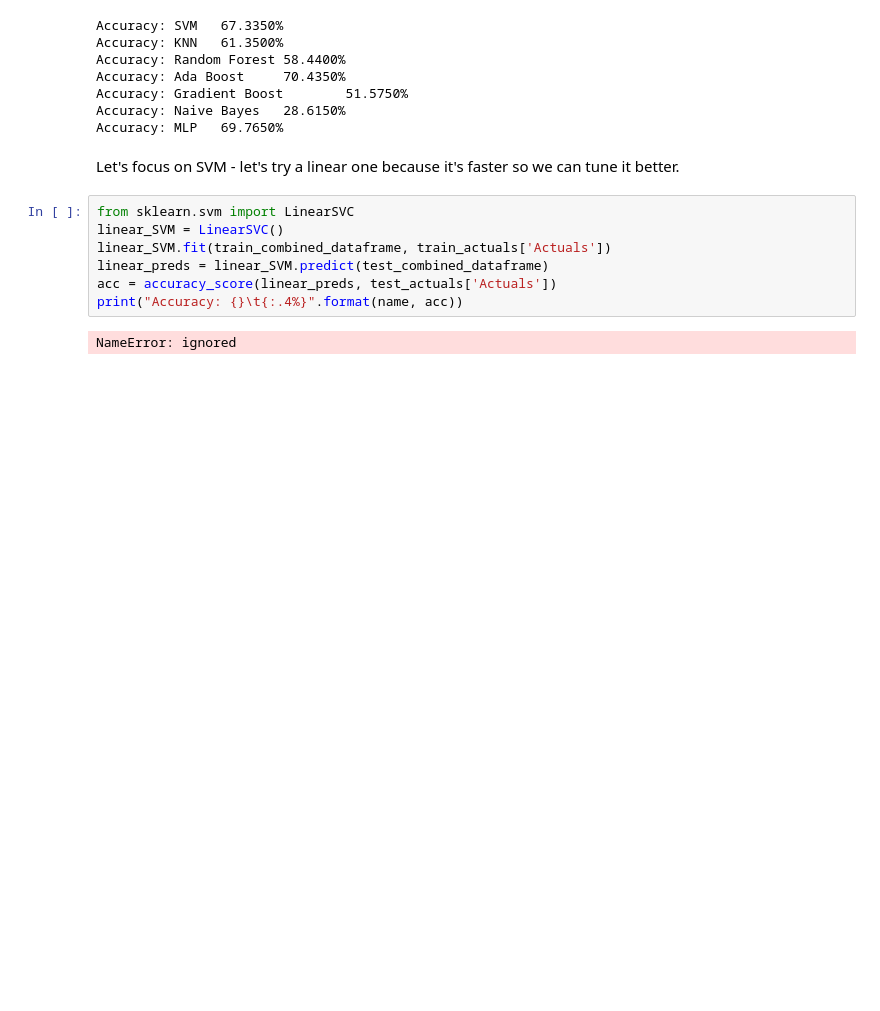
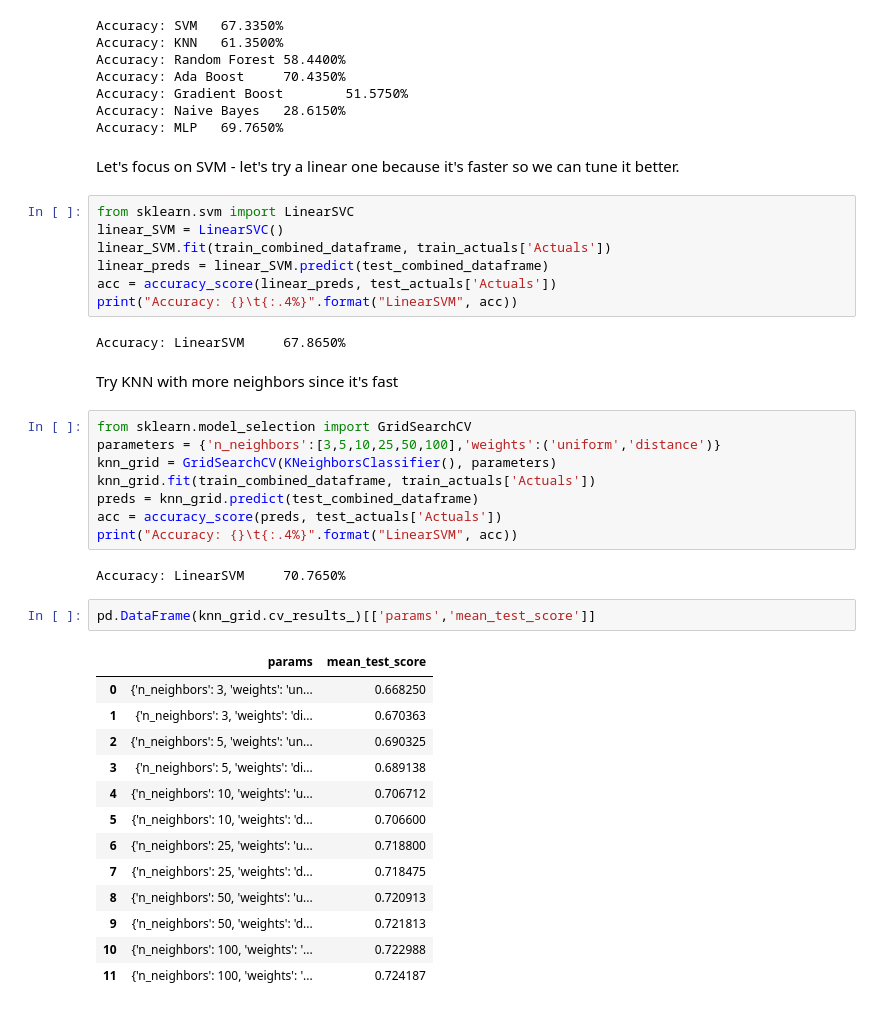
Before and after one commit to CodyBurker/W266_Group_Project, a Jupyter notebook: Cody_Ensembles.ipynb, the cells around one changed output. Saved outputs shown, nothing was run; the diff lists cells and outputs as text; blank space fills up the shorter version.

```diff
--- a/Cody_Ensembles.ipynb
+++ b/Cody_Ensembles.ipynb
@@ -362,6 +362,34 @@ linear_SVM = LinearSVC()
 linear_SVM.fit(train_combined_dataframe, train_actuals['Actuals'])
 linear_preds = linear_SVM.predict(test_combined_dataframe)
 acc = accuracy_score(linear_preds, test_actuals['Actuals'])
-print("Accuracy: {}\t{:.4%}".format(name, acc))
+print("Accuracy: {}\t{:.4%}".format("LinearSVM", acc))
 # %% [output]
-NameError: ignored
+Accuracy: LinearSVM     67.8650%
+# %% [markdown]
+Try KNN with more neighbors since it's fast
+# %%
+from sklearn.model_selection import GridSearchCV
+parameters = {'n_neighbors':[3,5,10,25,50,100],'weights':('uniform','distance')}
+knn_grid = GridSearchCV(KNeighborsClassifier(), parameters)
+knn_grid.fit(train_combined_dataframe, train_actuals['Actuals'])
+preds = knn_grid.predict(test_combined_dataframe)
+acc = accuracy_score(preds, test_actuals['Actuals'])
+print("Accuracy: {}\t{:.4%}".format("LinearSVM", acc))
+# %% [output]
+Accuracy: LinearSVM     70.7650%
+# %%
+pd.DataFrame(knn_grid.cv_results_)[['params','mean_test_score']]
+# %% [output]
+|  | params | mean_test_score |
+| 0 | {'n_neighbors': 3, 'weights': 'un... | 0.668250 |
+| 1 | {'n_neighbors': 3, 'weights': 'di... | 0.670363 |
+| 2 | {'n_neighbors': 5, 'weights': 'un... | 0.690325 |
+| 3 | {'n_neighbors': 5, 'weights': 'di... | 0.689138 |
+| 4 | {'n_neighbors': 10, 'weights': 'u... | 0.706712 |
+| 5 | {'n_neighbors': 10, 'weights': 'd... | 0.706600 |
+| 6 | {'n_neighbors': 25, 'weights': 'u... | 0.718800 |
+| 7 | {'n_neighbors': 25, 'weights': 'd... | 0.718475 |
+| 8 | {'n_neighbors': 50, 'weights': 'u... | 0.720913 |
+| 9 | {'n_neighbors': 50, 'weights': 'd... | 0.721813 |
+| 10 | {'n_neighbors': 100, 'weights': '... | 0.722988 |
+| 11 | {'n_neighbors': 100, 'weights': '... | 0.724187 |
```
Also changed, not shown: parts of 2 cells of this notebook.
